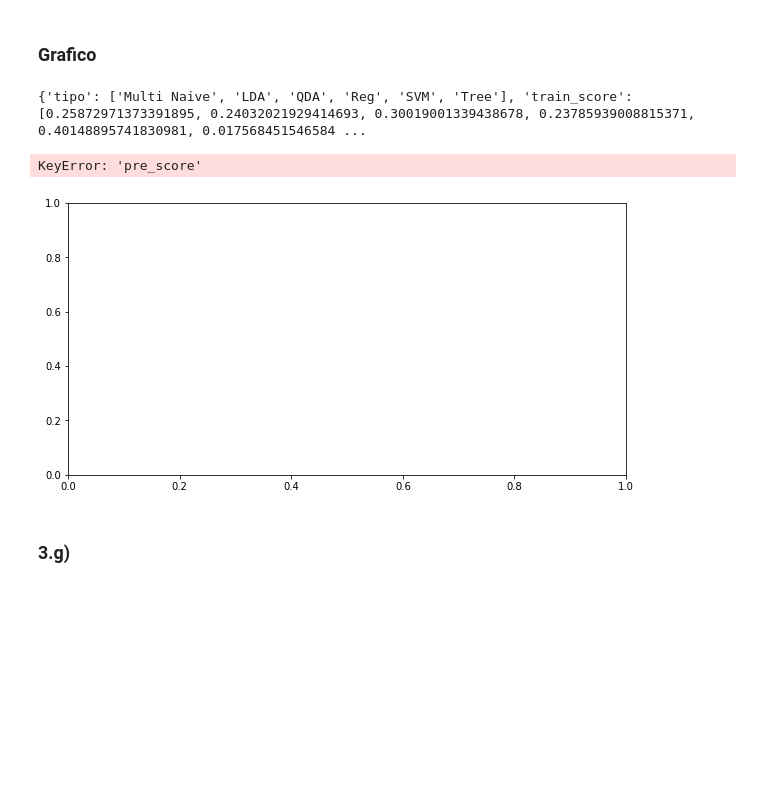
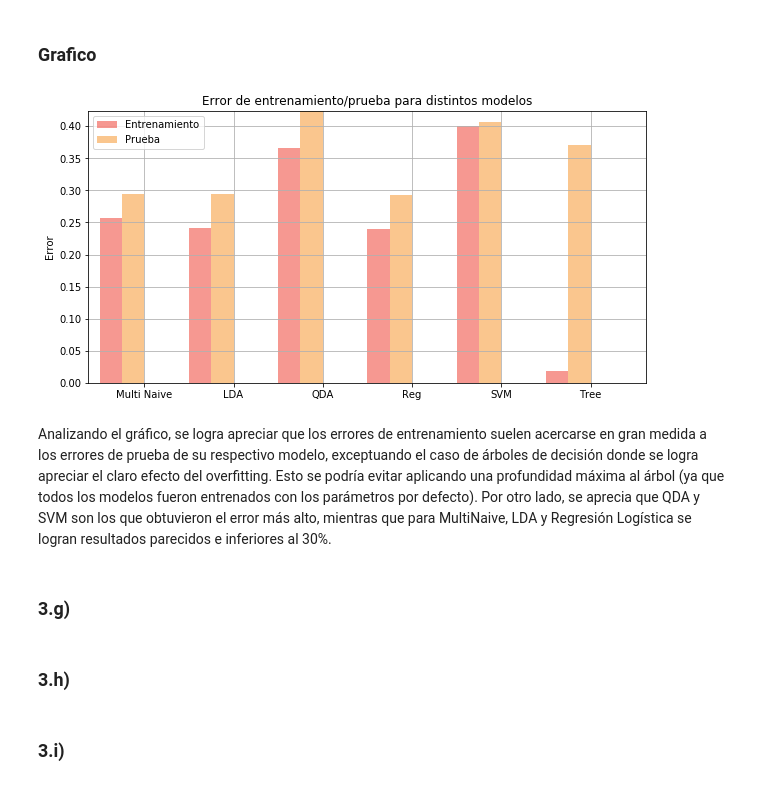
Before and after one commit to GabrielValenzuelaLorca/tarea2maquinas, a Jupyter notebook: Tarea 2.ipynb, the cells around one changed output. Drawn from its saved outputs; the diff is of its cells as text; code cells hidden in the pictures; blank space fills up the shorter version.

```diff
--- a/Tarea 2.ipynb
+++ b/Tarea 2.ipynb
@@ -921,10 +929,6 @@ raw_data['train_score'].append(scoreTrain)
 raw_data['test_score'].append(scoreTest)
 # %% [markdown]
 ### Grafico
-# %%
-print (raw_data)
-# %% [output]
-{'tipo': ['Multi Naive', 'LDA', 'QDA', 'Reg', 'SVM', 'Tree'], 'train_score': [0.25872971373391895, 0.24032021929414693, 0.30019001339438678, 0.23785939008815371, 0.40148895741830981, 0.017568451546584 ...
 # %%
 %matplotlib inline
 import pandas as pd
@@ -934,7 +938,7 @@ import numpy as np
 datos = pd.DataFrame(raw_data, columns = ['tipo', 'train_score', 'test_score'])
 
 # Setting the positions and width for the bars
-pos = list(range(len(datos['train_score'])))
+pos = list(range(len(raw_data['train_score'])))
 width = 0.25
 
 # Plotting the bars
@@ -944,7 +948,7 @@ fig, ax = plt.subplots(figsize=(10,5))
 # in position pos,
 plt.bar(pos,
         #using df['pre_score'] data,
-        datos['pre_score'],
+        raw_data['train_score'],
         # of width
         width,
         # with alpha 0.5
@@ -952,45 +956,50 @@ plt.bar(pos,
         # with color
         color='#EE3224',
         # with label the first value in first_name
-        label=datos['first_name'][0])
+        label="Entrenamiento")
 
 # Create a bar with mid_score data,
 # in position pos + some width buffer,
 plt.bar([p + width for p in pos],
         #using df['mid_score'] data,
-        datos['mid_score'],
+        raw_data['test_score'],
         # of width
         width,
         # with alpha 0.5
         alpha=0.5,
         # with color
         color='#F78F1E',
         # with label the second value in first_name
-        label=datos['first_name'][1])
+        label="Test")
 
 
 # Set the y axis label
-ax.set_ylabel('Score')
+ax.set_ylabel('Error')
 
 # Set the chart's title
-ax.set_title('Test Subject Scores')
+ax.set_title('Error de entrenamiento/prueba para distintos modelos')
 
 # Set the position of the x ticks
 ax.set_xticks([p + 1.5 * width for p in pos])
 
 # Set the labels for the x ticks
-ax.set_xticklabels(datos['first_name'])
+ax.set_xticklabels(raw_data['tipo'])
 
 # Setting the x-axis and y-axis limits
 plt.xlim(min(pos)-width, max(pos)+width*4)
-plt.ylim([0, max(datos['pre_score'] + datos['mid_score'])] )
+plt.ylim([0, max(raw_data['train_score'] + raw_data['test_score'])] )
 
 # Adding the legend and showing the plot
-plt.legend(['Pre Score', 'Mid Score'], loc='upper left')
+plt.legend(['Entrenamiento', 'Prueba'], loc='upper left')
 plt.grid()
 plt.show()
 # %% [output]
-KeyError: 'pre_score'
-[figure, old version]
+[figure, new version]
+# %% [markdown]
+<p>Analizando el gráfico, se logra apreciar que los errores de entrenamiento suelen acercarse en gran medida a los errores de prueba de su respectivo modelo, exceptuando el caso de árboles de decisión donde se logra apreciar el claro efecto del overfitting. Esto se podría evitar aplicando una profundidad máxima al árbol (ya que todos los modelos fueron entrenados con los parámetros por defecto). Por otro lado, se aprecia que QDA y SVM son los que obtuvieron el error más alto, mientras que para MultiNaive, LDA y Regresión Logística se logran resultados parecidos e inferiores al 30%.</p>
 # %% [markdown]
 ### 3.g)
+# %% [markdown]
+### 3.h)
+# %% [markdown]
+### 3.i)
```
Also changed, not shown: parts of 56 cells of this notebook.
